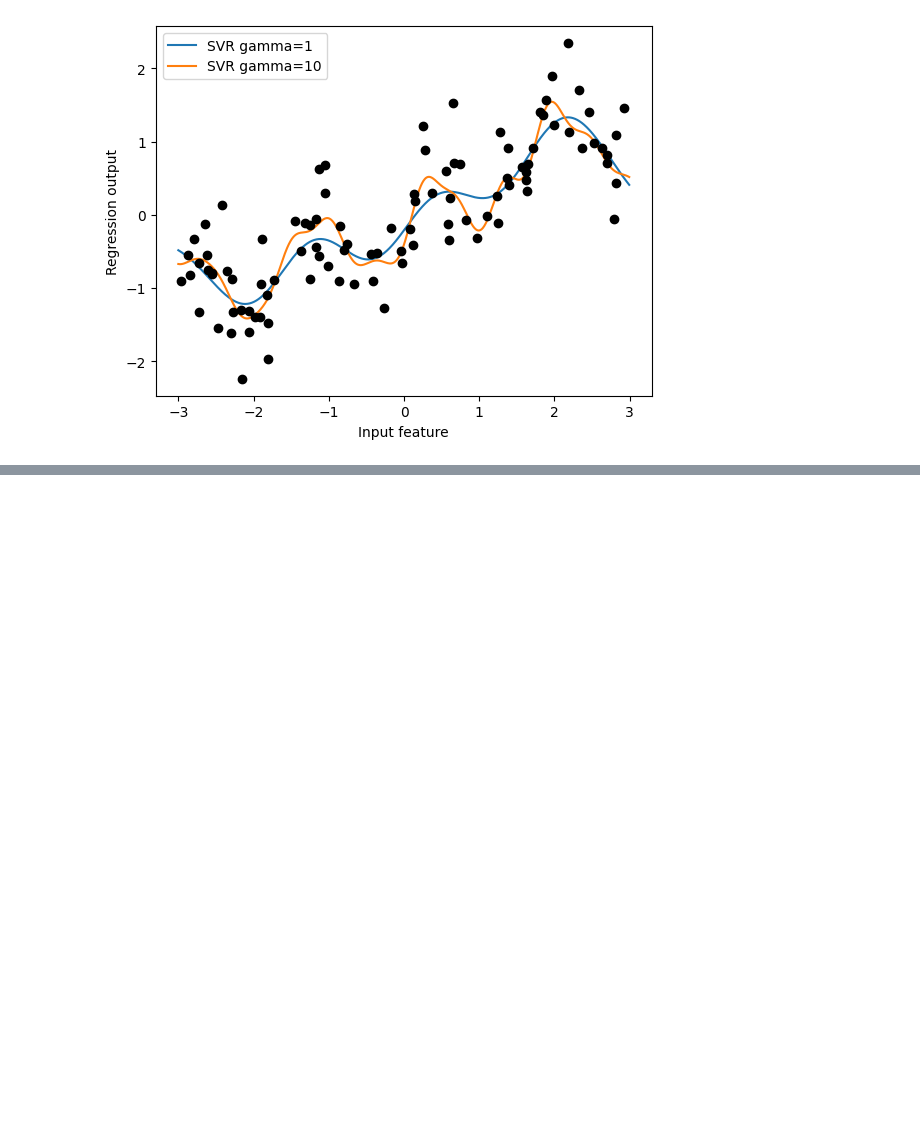
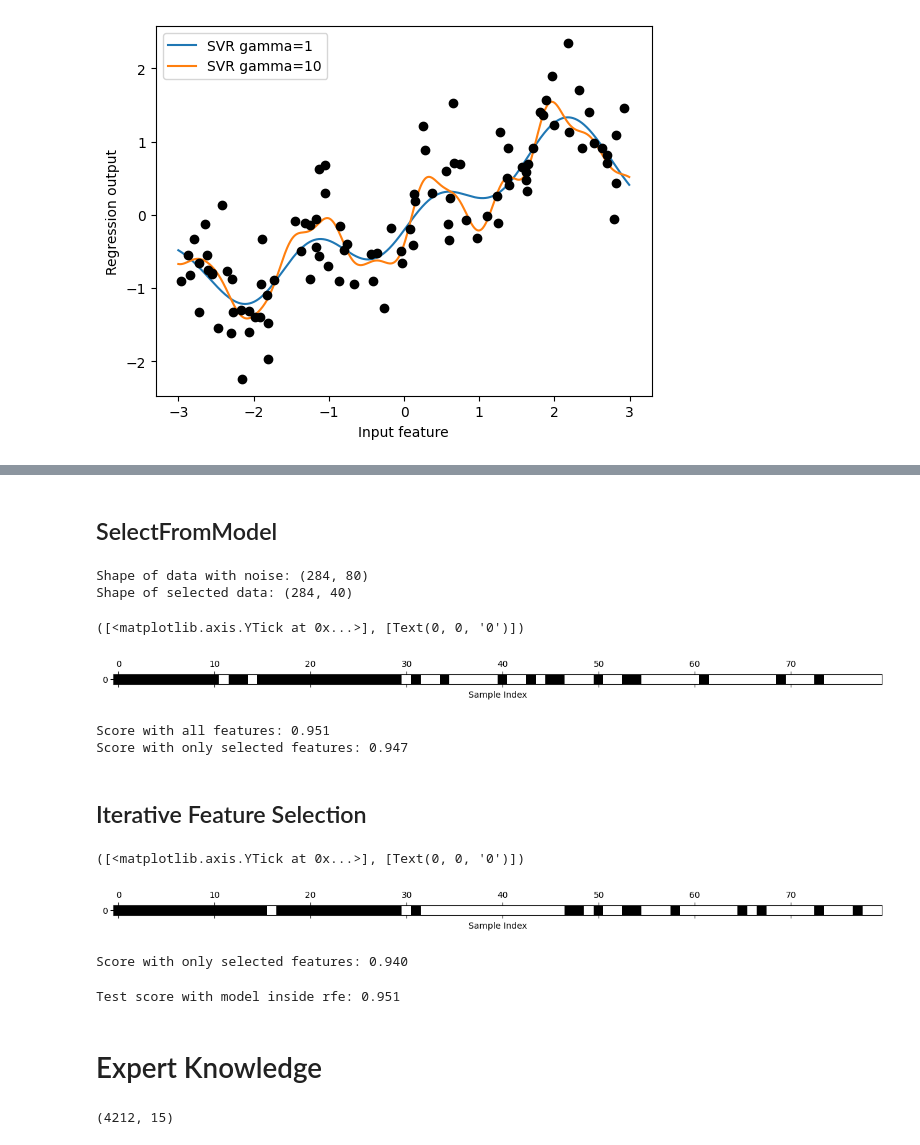
Before and after one commit to abhaykukade/ml_model_evaluation, a Jupyter notebook: feature_engineering.ipynb, the cells around one changed output, grey strips where cells are left out. Cells and saved outputs as stored; diff of their text form; code cells hidden in the pictures; blank space fills up the shorter version.

```diff
--- a/feature_engineering.ipynb
+++ b/feature_engineering.ipynb
@@ -266,0 +450,34 @@ plt.legend()
+# %% [markdown]
+## SelectFromModel
+# %%
+select = SelectFromModel(RandomForestClassifier(n_estimators=100, random_state=42), threshold='median')
+# %%
+select.fit(X_train, y_train)
+X_train_l1 = select.transform(X_train)
+print(f'Shape of data with noise: {X_train.shape}')
+print(f'Shape of selected data: {X_train_l1.shape}')
+# %% [output]
+Shape of data with noise: (284, 80)
+Shape of selected data: (284, 40)
+# %%
+mask = select.get_support()
+plt.matshow(mask.reshape(1, -1), cmap='gray_r')
+plt.xlabel('Sample Index')
+plt.yticks([0])
+# %% [output]
+([<matplotlib.axis.YTick at 0x...>], [Text(0, 0, '0')])
+[figure, added]
+# %%
+X_test_l1 = select.transform(X_test)
+
+lr = LogisticRegression(max_iter=5000)
+lr.fit(X_train, y_train)
+print(f'Score with all features: {lr.score(X_test, y_test):.3f}')
+
+lr.fit(X_train_l1, y_train)
+print(f'Score with only selected features: {lr.score(X_test_l1, y_test):.3f}')
+# %% [output]
+Score with all features: 0.951
+Score with only selected features: 0.947
+# %% [markdown]
+## Iterative Feature Selection
@@ -266,0 +486,29 @@ plt.legend()
+# %%
+select.fit(X_train, y_train)
+
+mask = select.get_support()
+plt.matshow(mask.reshape(1, -1), cmap='gray_r')
+plt.xlabel('Sample Index')
+plt.yticks([0])
+# %% [output]
+([<matplotlib.axis.YTick at 0x...>], [Text(0, 0, '0')])
+[figure, added]
+# %%
+X_train_rfe = select.transform(X_train)
+X_test_rfe = select.transform(X_test)
+
+lr.fit(X_train_rfe, y_train)
+print(f'Score with only selected features: {lr.score(X_test_rfe, y_test):.3f}')
+# %% [output]
+Score with only selected features: 0.940
+# %%
+print(f'Test score with model inside rfe: {select.score(X_test, y_test):.3f}')
+# %% [output]
+Test score with model inside rfe: 0.951
+# %% [markdown]
+# Expert Knowledge
+# %%
+citibike = pd.read_csv('citibike.csv')
+citibike.shape
+# %% [output]
+(4212, 15)
```
Also changed, not shown: parts of 38 cells of this notebook, 1 other file.
